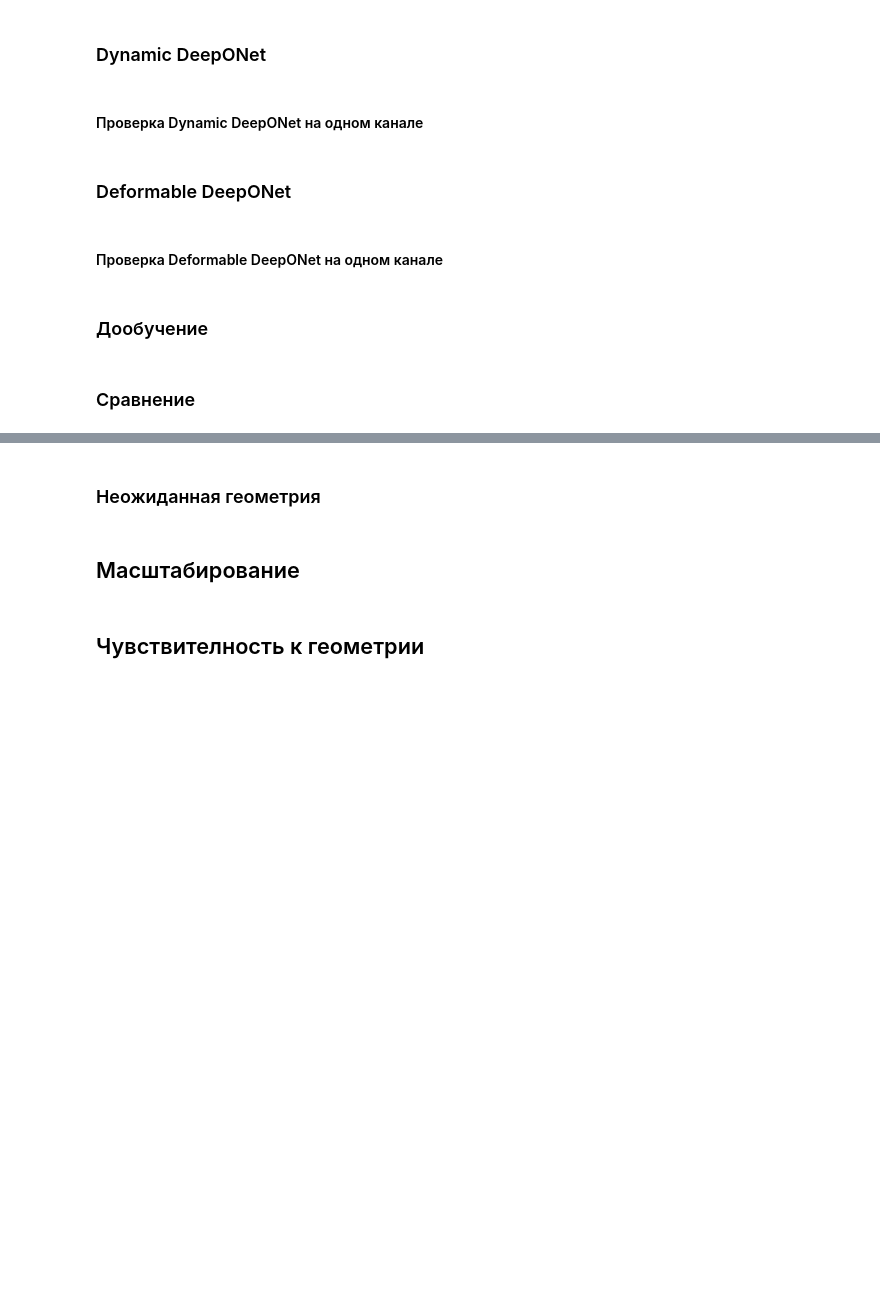
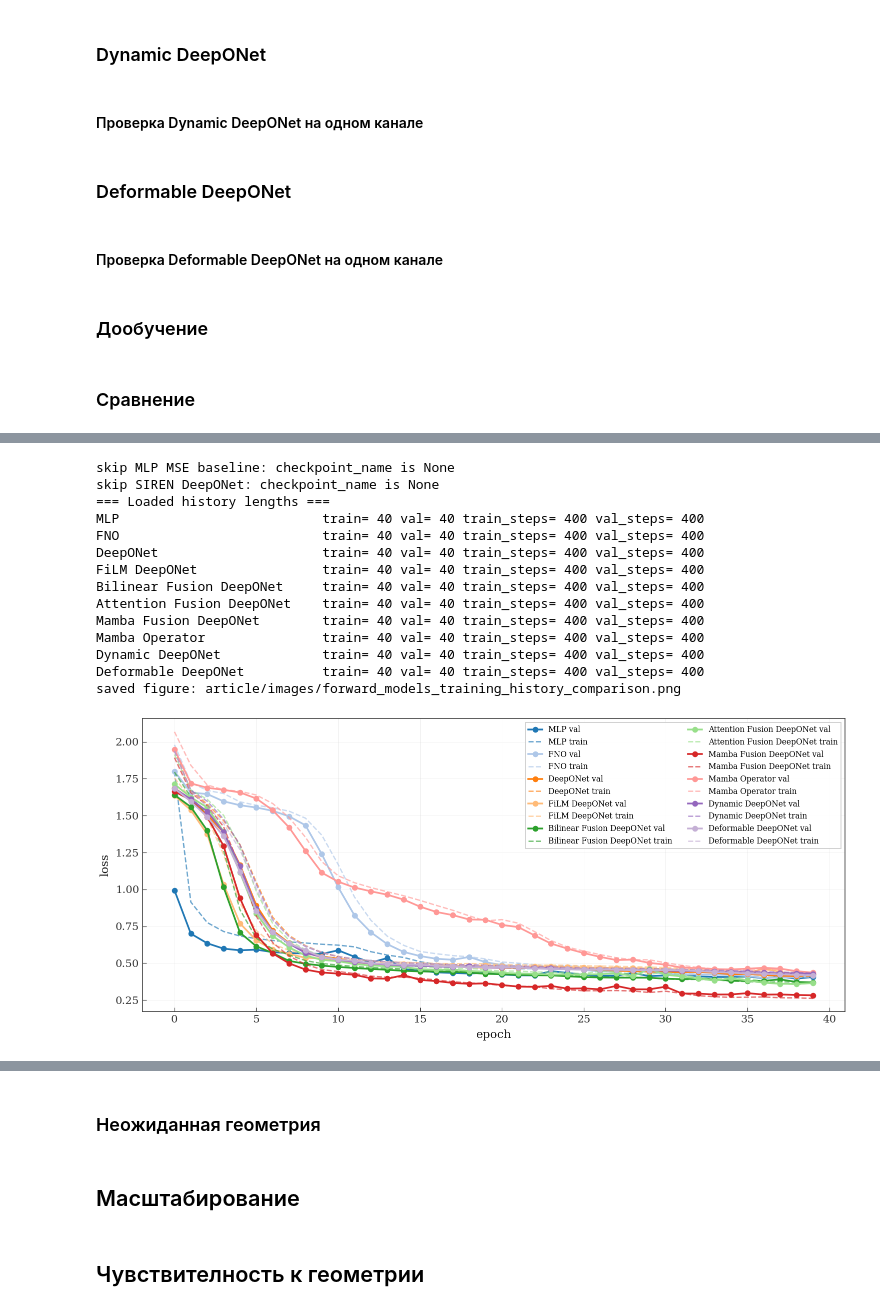
Before and after one commit to Erykalkin/webster, a Jupyter notebook: forward.ipynb, the cells around one changed output, grey strips where cells are left out. Cells and saved outputs as stored; diff of their text form; code cells hidden in the pictures; blank space fills up the shorter version.

```diff
--- a/forward.ipynb
+++ b/forward.ipynb
@@ -1156,7 +1162,7 @@ print("optional diagnostics enabled:", {
 # %% [markdown]
 ### Дообучение
 # %%
-if run_finetune:
+if globals().get("run_finetune", False):
     cleanup_training_memory()
 
     importlib.reload(utils)
@@ -2013,0 +1955,30 @@ else:
+# %%
+history_comparison = utils.compare_training_histories(
+    globals(),
+    model_specs,
+    image_title="Forward models training history comparison",
+    output_dir="article/images",
+    style=True,
+    save=True,
+    show=True,
+    hide_titles=True,
+    overwrite=True,
+    yscale="linear",
+    curves=("val", "train"),
+)
+# %% [output]
+skip MLP MSE baseline: checkpoint_name is None
+skip SIREN DeepONet: checkpoint_name is None
+=== Loaded history lengths ===
+MLP                          train= 40 val= 40 train_steps= 400 val_steps= 400
+FNO                          train= 40 val= 40 train_steps= 400 val_steps= 400
+DeepONet                     train= 40 val= 40 train_steps= 400 val_steps= 400
+FiLM DeepONet                train= 40 val= 40 train_steps= 400 val_steps= 400
+Bilinear Fusion DeepONet     train= 40 val= 40 train_steps= 400 val_steps= 400
+Attention Fusion DeepONet    train= 40 val= 40 train_steps= 400 val_steps= 400
+Mamba Fusion DeepONet        train= 40 val= 40 train_steps= 400 val_steps= 400
+Mamba Operator               train= 40 val= 40 train_steps= 400 val_steps= 400
+Dynamic DeepONet             train= 40 val= 40 train_steps= 400 val_steps= 400
+Deformable DeepONet          train= 40 val= 40 train_steps= 400 val_steps= 400
+saved figure: article/images/forward_models_training_history_comparison.png
+[figure, added]
```
Also changed, not shown: parts of 10 cells of this notebook, 20 other files.
